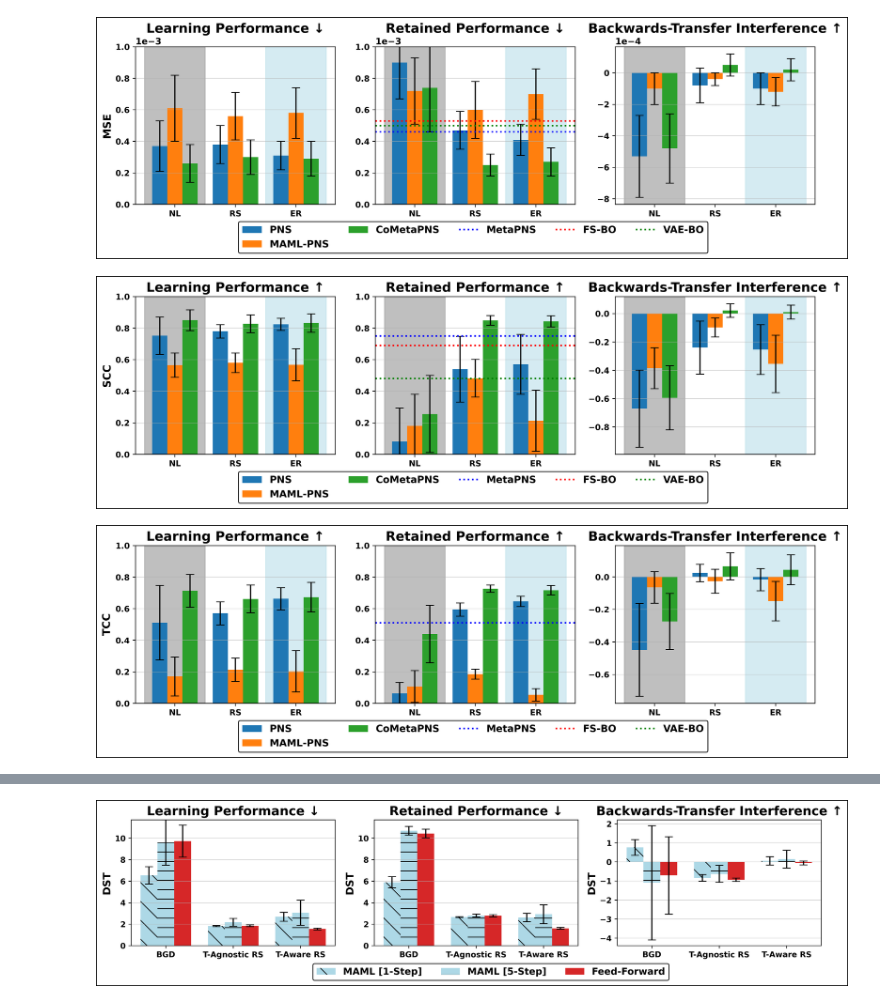
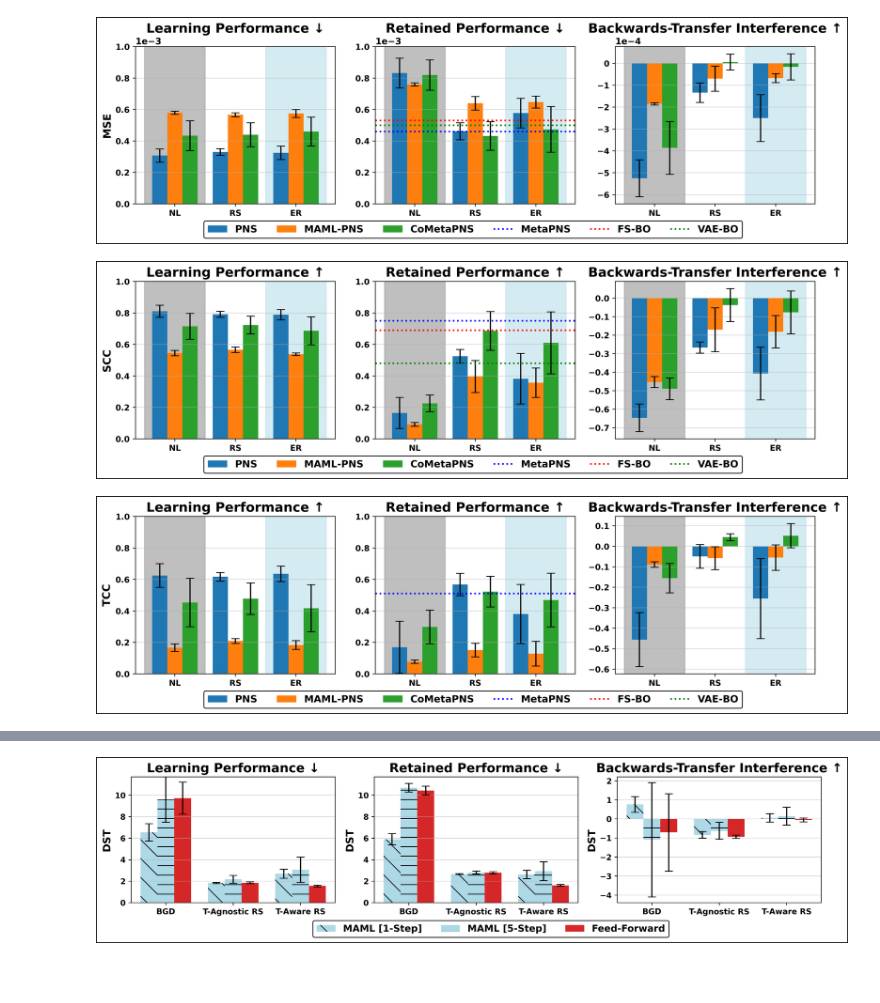
Before and after one commit to qu-gg/CoSFan-NeuralSurrogate, a Jupyter notebook: ablations/continual_metric_figures_flattened.ipynb, the cells around one changed output, grey strips where cells are left out. Drawn from its saved outputs; the diff is of its cells as text; code cells hidden in the pictures; blank space fills up the shorter version.

Commit message:
Fix exact-replay batch getting, update figure making to include better metric calculation, add MAE and DC metrics

```diff
--- a/ablations/continual_metric_figures_flattened.ipynb
+++ b/ablations/continual_metric_figures_flattened.ipynb
@@ -200,25 +265,21 @@ for metric_type in ["MSE", "SCC", "TCC"]:
         axes[i].axvspan(-0.5, 0.5, color='gray', alpha=0.5)
         axes[i].axvspan(1.5, 2.5, color='lightblue', alpha=0.5)
 
+    # In the plotting loop, modify this section:
     for plot_idx, perf_type in enumerate(["LP", "RP", "BTI"]):
         for i, model in enumerate(models):
             try:
-                memories = [mem for mem in metrics[dataset][model].keys() if mem != "stationary"]
+                # Get memories in the correct order based on categories
                 means = []
                 stds = []
-
-                for mem in memories:
-                    try:
-                        mean = metrics[dataset][model][mem][perf_type][metric_type]["Mean"]
-                        std = metrics[dataset][model][mem][perf_type][metric_type]["Std"]
-                    except (KeyError, TypeError):
-                        mean = 0.0 if metric_type == "MSE" else np.nan
-                        std = 0.0
+                for mem in ['NL', 'RS', 'ER']:
+                    mean = metrics[dataset][model][mem][perf_type][metric_type]["Mean"]
+                    std = metrics[dataset][model][mem][perf_type][metric_type]["Std"]
                     means.append(mean)
                     stds.append(std)
 
                 axes[plot_idx].bar(x + offsets[i], means, width=bar_width,
-                                 label=model, yerr=stds, capsize=5)
+                                label=model, yerr=stds, capsize=5)
             except Exception as e:
                 print(f"Error plotting {model} {perf_type} {metric_type}: {str(e)}")
                 continue
@@ -266,37 +327,37 @@ for metric_type in ["MSE", "SCC", "TCC"]:
 
     # Add horizontal line handles manually
     all_handles = bar_handles + [
         plt.Line2D([0], [0], **baseline_styles["MetaPNS"]),
         plt.Line2D([0], [0], **baseline_styles["FS-BO"]),
         plt.Line2D([0], [0], **baseline_styles["VAE-BO"])
     ]
     all_labels = bar_labels + ["MetaPNS", "FS-BO", "VAE-BO"]
 
     legend = fig.legend(all_handles, all_labels,
                        loc='upper center',
                        bbox_to_anchor=(0.51, 0.05),
-                       ncol=5,  # Show all items in one row
+                       ncol=6,  # Show all items in one row
                        fontsize=legend_font_size)
 
     legend.get_frame().set_facecolor('white')
     legend.get_frame().set_edgecolor('black')
     legend.get_frame().set_alpha(1)
 
     fig.patch.set_linewidth(2)
     fig.patch.set_edgecolor('black')
 
     try:
         plt.savefig(f"continual_metric_{metric_type.lower()}_{dataset}_flattened.svg",
                     bbox_inches="tight")
     except Exception as e:
         print(f"Error saving figure for {metric_type}: {str(e)}")
 
     plt.show()
     plt.close()
 # %% [output]
-[figure, old version]
+[figure, new version]
-[figure, old version]
+[figure, new version]
-[figure, old version]
+[figure, new version]
 # %%
 import matplotlib.pyplot as plt
 import numpy as np
```
Also changed, not shown: parts of 3 cells of this notebook, 12 other files.
